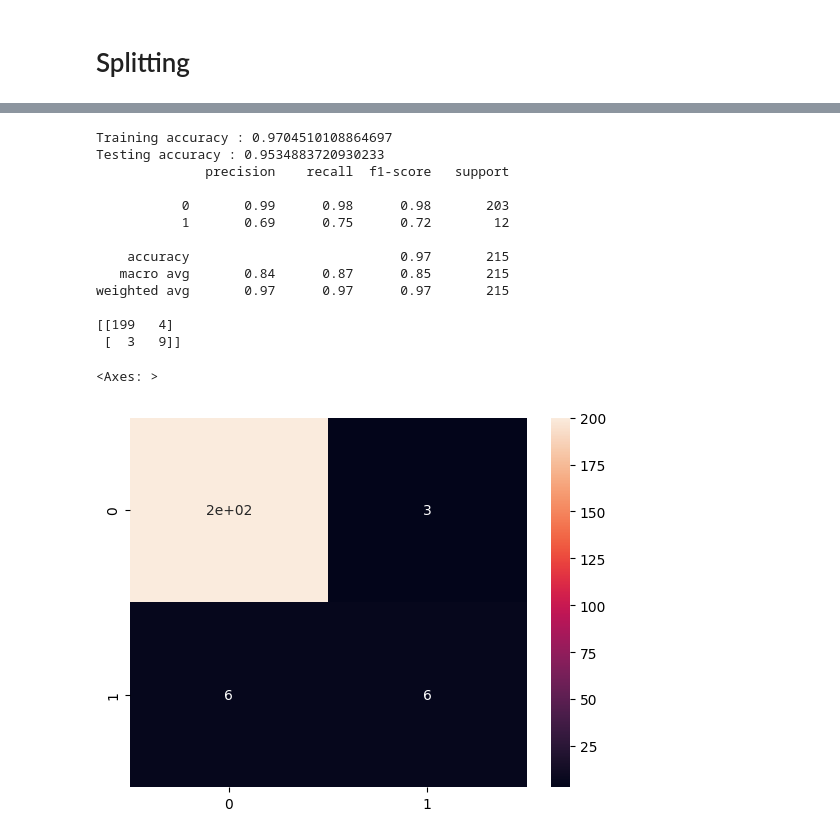
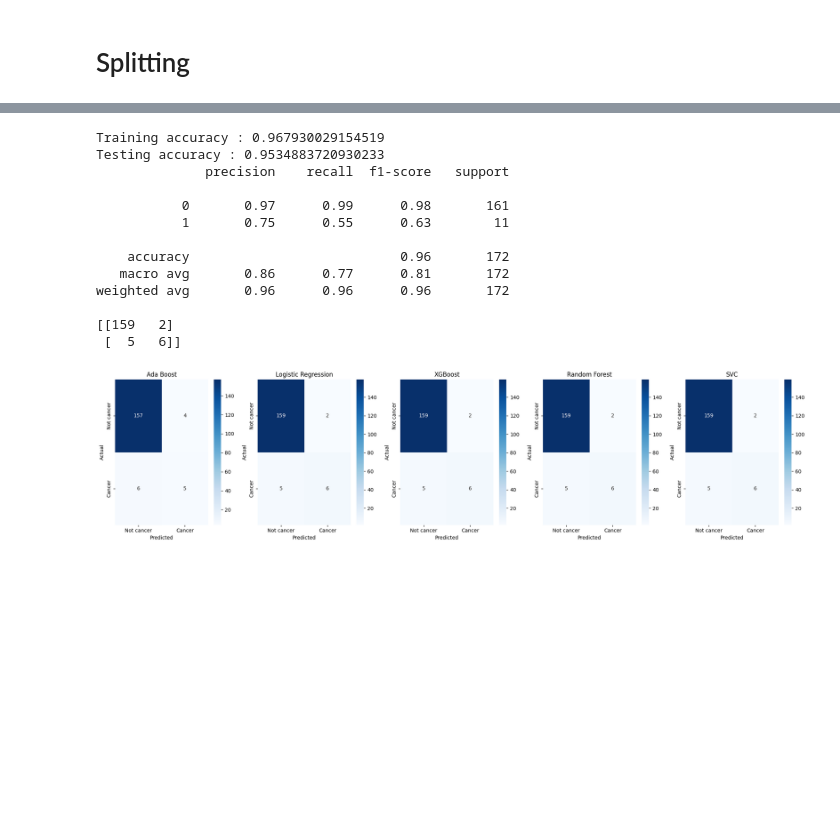
Before and after one commit to someshwar034/cervical_cancer_prediction, a Jupyter notebook: cancer_prediction/cervical_cancer_detection.ipynb, the cells around one changed output, grey strips where cells are left out. Saved outputs shown, nothing was run; the diff lists cells and outputs as text; code cells hidden in the pictures; blank space fills up the shorter version.

```diff
--- a/cancer_prediction/cervical_cancer_detection.ipynb
+++ b/cancer_prediction/cervical_cancer_detection.ipynb
@@ -392,17 +389,17 @@ X_train
 from sklearn.ensemble import AdaBoostClassifier
 
 # creating the model
-model = AdaBoostClassifier()
+model_AB = AdaBoostClassifier()
 
 # feeding the training data into the model
-model.fit(X_train, y_train)
+model_AB.fit(X_train, y_train)
 
 # predicting the test set results
-y_pred = model.predict(X_test)
+y_pred = model_AB.predict(X_test)
 
 # Calculating the accuracies
-print("Training accuracy :", model.score(X_train, y_train))
-print("Testing accuracy :", model.score(X_test, y_test))
+print("Training accuracy :", model_AB.score(X_train, y_train))
+print("Testing accuracy :", model_AB.score(X_test, y_test))
 
 # classification report
 print(classification_report(y_test, y_pred))
@@ -430,17 +427,17 @@ from sklearn.metrics import confusion_matrix
 from sklearn.metrics import classification_report
 
 # creating the model
-model = LogisticRegression()
+model_l = LogisticRegression()
 
 # feeding the training data into the model
-model.fit(X_train, y_train)
+model_l.fit(X_train, y_train)
 
 # predicting the test set results
-y_pred = model.predict(X_test)
+y_pred = model_l.predict(X_test)
 
 # Calculating the accuracies
-print("Training accuracy :", model.score(X_train, y_train))
-print("Testing accuracy :", model.score(X_test, y_test))
+print("Training accuracy :", model_l.score(X_train, y_train))
+print("Testing accuracy :", model_l.score(X_test, y_test))
 
 # classification report
 print(classification_report(y_test, y_pred))
@@ -526,14 +523,14 @@ weighted avg       0.97      0.97      0.97       215
 from sklearn.svm import SVC
 
 # creating the model
-model = SVC()
+model_SVC = SVC(class_weight='balanced', probability=True)
 
 # predicting the test set results
-model.fit(X_train, y_train)
+model_SVC.fit(X_train, y_train)
 
 # Calculating the accuracies
-print("Training accuracy :", model.score(X_train, y_train))
-print("Testing accuracy :", model.score(X_test, y_test))
+print("Training accuracy :", model_SVC.score(X_train, y_train))
+print("Testing accuracy :", model_SVC.score(X_test, y_test))
 
 # classification report
 print(classification_report(y_test, y_pred))
@@ -541,23 +538,48 @@ cm_SVC = confusion_matrix(y_test, y_pred)
 # confusion matrix
 print(cm_SVC)
 # %% [output]
-Training accuracy : 0.9704510108864697
+Training accuracy : 0.967930029154519
 Testing accuracy : 0.9534883720930233
               precision    recall  f1-score   support
 
-           0       0.99      0.98      0.98       203
-           1       0.69      0.75      0.72        12
+           0       0.97      0.99      0.98       161
+           1       0.75      0.55      0.63        11
 
-    accuracy                           0.97       215
-   macro avg       0.84      0.87      0.85       215
-weighted avg       0.97      0.97      0.97       215
+    accuracy                           0.96       172
+   macro avg       0.86      0.77      0.81       172
+weighted avg       0.96      0.96      0.96       172
 
-[[199   4]
- [  3   9]]
+[[159   2]
+ [  5   6]]
 # %%
 import seaborn as sns
+import matplotlib.pyplot as plt
+
+# List of class labels (modify if your classes are named differently)
+labels = ['Not cancer', 'Cancer']
+
+# Dictionary of confusion matrices with model names
+confusion_matrices = {
+    "Ada Boost": cm_adaBoost,
+    "Logistic Regression": cm_log,
+    "XGBoost": cm_xgb,
+    "Random Forest": cm_randomForest,
+    "SVC": cm_SVC
+}
+
+# Create a 1x4 grid of subplots
+fig, axes = plt.subplots(1, 5, figsize=(20, 5))  # Adjust figsize if needed
+
+# Loop through and plot each confusion matrix
+for ax, (model_name, cm) in zip(axes, confusion_matrices.items()):
+    sns.heatmap(cm, annot=True, fmt='d', cmap='Blues', ax=ax,
+                xticklabels=labels, yticklabels=labels)
+    ax.set_title(model_name)
+    ax.set_xlabel('Predicted')
+    ax.set_ylabel('Actual')
+
+# Tidy up layout
+plt.tight_layout()
+plt.show()
+# %% [output]
+[figure, added]
-# %%
-sns.heatmap(cm_adaBoost, annot = True)
-# %% [output]
-<Axes: >
-[figure, removed]
```
Also changed, not shown: parts of 43 cells of this notebook.
